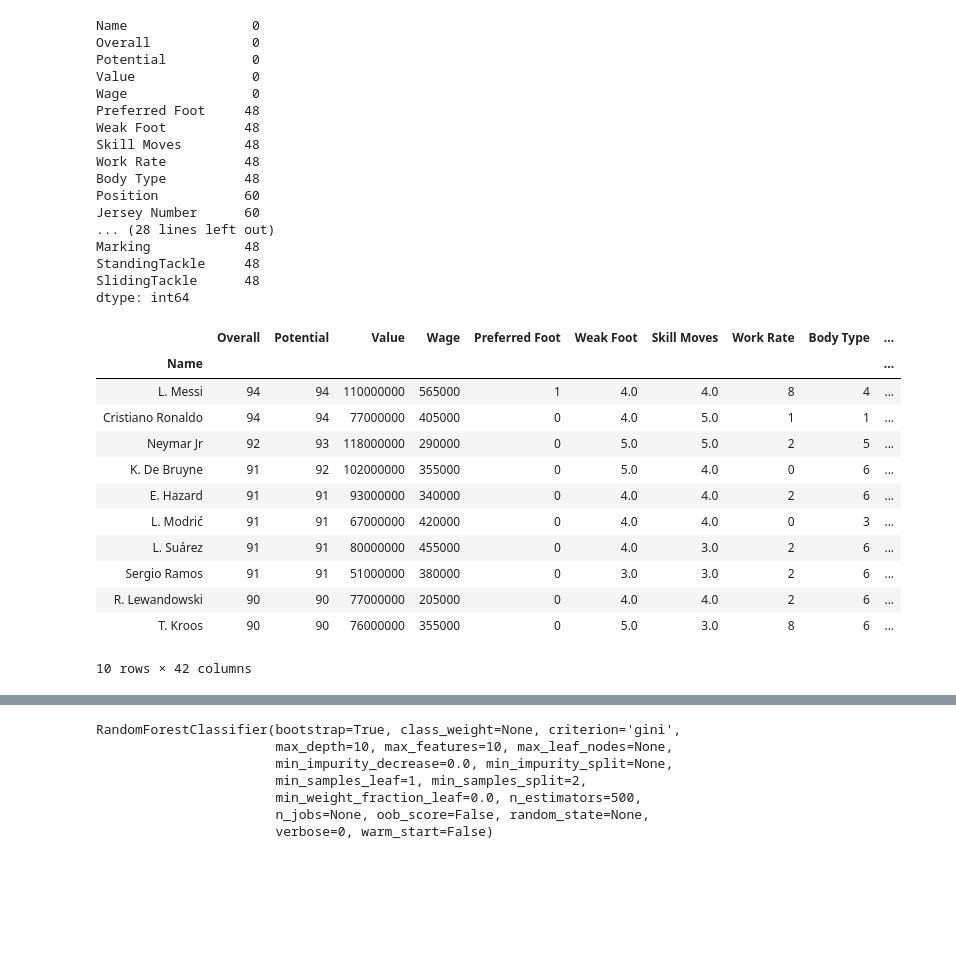
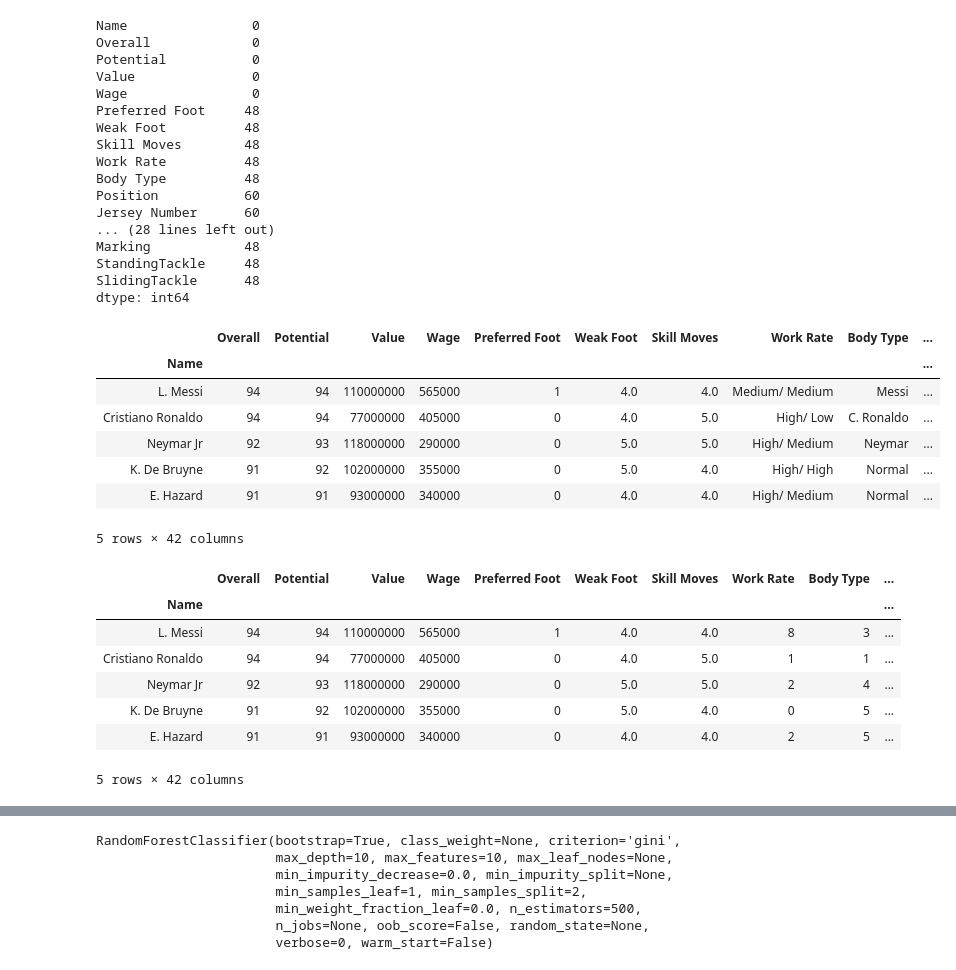
Before and after one commit to StanEveleens/MLNew, a Jupyter notebook: MachineLearning New/Stan2.ipynb, the cells around one changed output, grey strips where cells are left out. Saved outputs shown, nothing was run; the diff lists cells and outputs as text; code cells hidden in the pictures; blank space fills up the shorter version.

```diff
--- a/MachineLearning New/Stan2.ipynb
+++ b/MachineLearning New/Stan2.ipynb
@@ -147,3 +152,28 @@ Fifa['Weight'] = weights
+# %%
+#Rename positions
+for i in ['ST', 'CF', 'LF', 'LS', 'LW', 'RF', 'RS', 'RW']:
+  Fifa.loc[Fifa.Position == i , 'Position'] = 'Strikers'
+
+for i in ['CAM', 'CDM', 'LCM', 'CM', 'LAM', 'LDM', 'LM', 'RAM', 'RCM', 'RDM', 'RM']:
+  Fifa.loc[Fifa.Position == i , 'Position'] = 'Midfielder'
+
+for i in ['CB', 'LB', 'LCB', 'LWB', 'RB', 'RCB', 'RWB']:
+  Fifa.loc[Fifa.Position == i , 'Position'] = 'Defender'
+# %%
+#Remove Goalkeepers
+Fifa = Fifa.loc[Fifa['Position'] != 'GK', :]
+# %%
+#Checking Dataframe
+Fifa.head(5)
+# %% [output]
+|  | Overall | Potential | Value | Wage | Preferred Foot | Weak Foot | Skill Moves | Work Rate | Body Type | ... |
+| Name |  |  |  |  |  |  |  |  |  | ... |
+| L. Messi | 94 | 94 | 110000000 | 565000 | 1 | 4.0 | 4.0 | Medium/ Medium | Messi | ... |
+| Cristiano Ronaldo | 94 | 94 | 77000000 | 405000 | 0 | 4.0 | 5.0 | High/ Low | C. Ronaldo | ... |
+| Neymar Jr | 92 | 93 | 118000000 | 290000 | 0 | 5.0 | 5.0 | High/ Medium | Neymar | ... |
+| K. De Bruyne | 91 | 92 | 102000000 | 355000 | 0 | 5.0 | 4.0 | High/ High | Normal | ... |
+| E. Hazard | 91 | 91 | 93000000 | 340000 | 0 | 4.0 | 4.0 | High/ Medium | Normal | ... |
+5 rows × 42 columns
 # %%
 #Label encoder for Work Rate and Position
 le = preprocessing.LabelEncoder()
@@ -156,21 +183,15 @@ Fifa["Preferred Foot"] = pd.get_dummies(Fifa["Preferred Foot"])
-# %%
-#Remove Goalkeepers
-Fifa = Fifa[Fifa.Position != 5]
-Fifa.head(10)
-# %% [output]
-|  | Overall | Potential | Value | Wage | Preferred Foot | Weak Foot | Skill Moves | Work Rate | Body Type | ... |
-| Name |  |  |  |  |  |  |  |  |  | ... |
-| L. Messi | 94 | 94 | 110000000 | 565000 | 1 | 4.0 | 4.0 | 8 | 4 | ... |
-| Cristiano Ronaldo | 94 | 94 | 77000000 | 405000 | 0 | 4.0 | 5.0 | 1 | 1 | ... |
-| Neymar Jr | 92 | 93 | 118000000 | 290000 | 0 | 5.0 | 5.0 | 2 | 5 | ... |
-| K. De Bruyne | 91 | 92 | 102000000 | 355000 | 0 | 5.0 | 4.0 | 0 | 6 | ... |
-| E. Hazard | 91 | 91 | 93000000 | 340000 | 0 | 4.0 | 4.0 | 2 | 6 | ... |
-| L. Modrić | 91 | 91 | 67000000 | 420000 | 0 | 4.0 | 4.0 | 0 | 3 | ... |
-| L. Suárez | 91 | 91 | 80000000 | 455000 | 0 | 4.0 | 3.0 | 2 | 6 | ... |
-| Sergio Ramos | 91 | 91 | 51000000 | 380000 | 0 | 3.0 | 3.0 | 2 | 6 | ... |
-| R. Lewandowski | 90 | 90 | 77000000 | 205000 | 0 | 4.0 | 4.0 | 2 | 6 | ... |
-| T. Kroos | 90 | 90 | 76000000 | 355000 | 0 | 5.0 | 3.0 | 8 | 6 | ... |
-10 rows × 42 columns
+# %%
+#Checking Dataframe
+Fifa.head(5)
+# %% [output]
+|  | Overall | Potential | Value | Wage | Preferred Foot | Weak Foot | Skill Moves | Work Rate | Body Type | ... |
+| Name |  |  |  |  |  |  |  |  |  | ... |
+| L. Messi | 94 | 94 | 110000000 | 565000 | 1 | 4.0 | 4.0 | 8 | 3 | ... |
+| Cristiano Ronaldo | 94 | 94 | 77000000 | 405000 | 0 | 4.0 | 5.0 | 1 | 1 | ... |
+| Neymar Jr | 92 | 93 | 118000000 | 290000 | 0 | 5.0 | 5.0 | 2 | 4 | ... |
+| K. De Bruyne | 91 | 92 | 102000000 | 355000 | 0 | 5.0 | 4.0 | 0 | 5 | ... |
+| E. Hazard | 91 | 91 | 93000000 | 340000 | 0 | 4.0 | 4.0 | 2 | 5 | ... |
+5 rows × 42 columns
 # %%
 FifaSkills = Fifa[['Finishing', 'HeadingAccuracy',
        'ShortPassing', 'Volleys', 'Dribbling', 'Curve', 'FKAccuracy',
```
Also changed, not shown: parts of 27 cells of this notebook.
